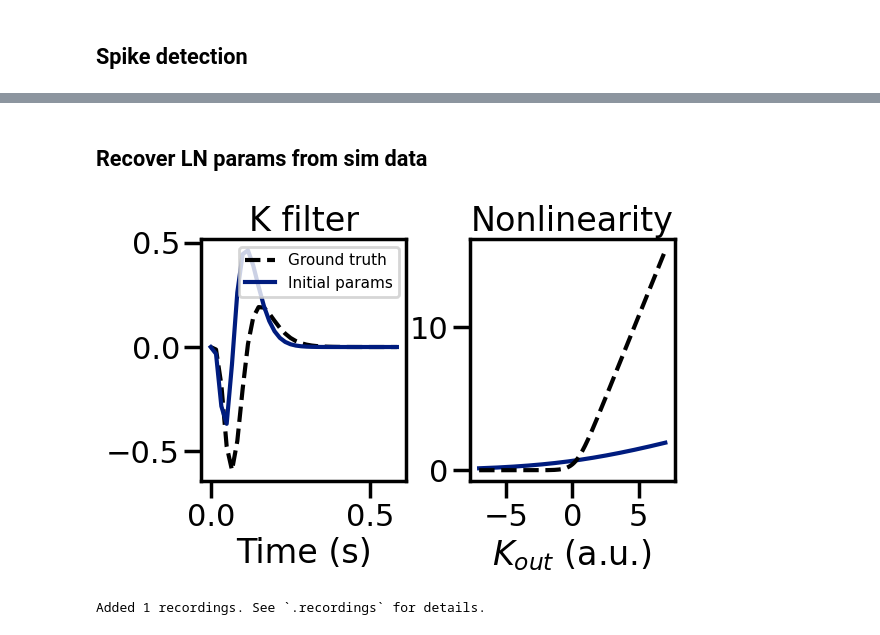
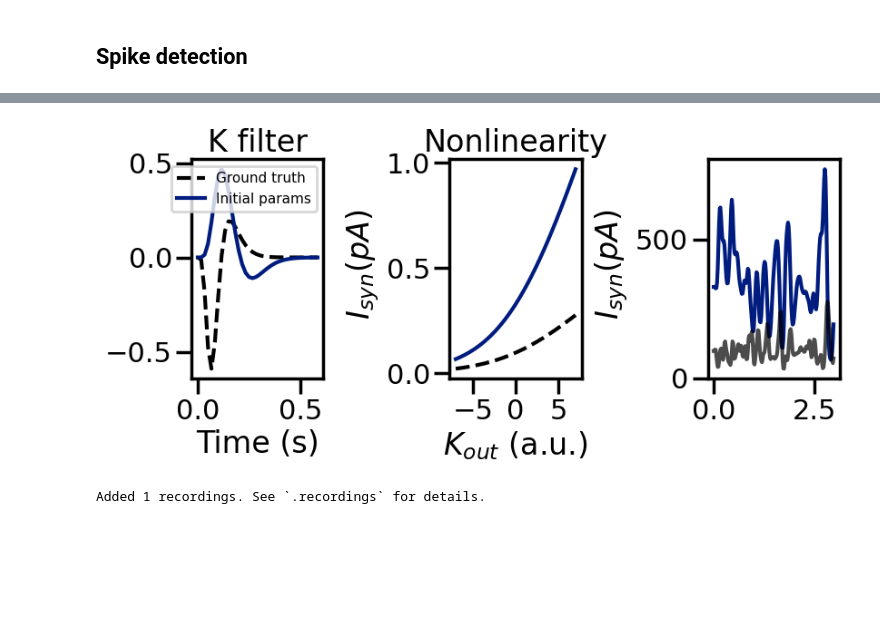
Before and after one commit to guardomayas/jaxley_rgc, a Jupyter notebook: sim_RGC.ipynb, the cells around one changed output, grey strips where cells are left out. Saved outputs shown, nothing was run; the diff lists cells and outputs as text; code cells hidden in the pictures; blank space fills up the shorter version.

```diff
--- a/sim_RGC.ipynb
+++ b/sim_RGC.ipynb
@@ -75,7 +58,7 @@ from utils.stim_utils import generate_1_f_noise, plot_stim
 beta= 0
 mean_intensity = 0.15
 desired_contrast = 0.3
-stim_duration = 1
+stim_duration = 3
 trials = 10
 frame_rate = 60
 frame_dwell = 1
@@ -146,11 +128,10 @@ ground_params = ln_params(key,
                         alpha_h0=0.38,
                         logit_tau10=0.55,
                         logit_tau20=-0.57,
-                        beta0=2.3,
+                        beta0=0.25,
+                        gain0=0.15,
                         shift0=0.304,
                         noise=0.00,
-                        DC=0.05,
-                        scale = 0.053,
                         beta_rate_raw=0.0,
                         vth_rate=-0.0)
 
@@ -167,14 +144,15 @@ Array(0.19444445, dtype=float32)
 # %%
-I_frame = current_map(drive, ground_params)
-T_f = I_frame.shape[-1]              # number of frames
+# I_frame_ground = current_map(drive, ground_params)
+I_frame_ground = drive
+T_f = I_frame_ground.shape[-1]              # number of frames
 T_cell = int(round(T_f * dt_stim / dt_cell_s))
-I_syn = upsample_hold_edges(I_frame, dt_stim=dt_stim, dt_cell=dt_cell_s, T_cell=T_cell)
+I_syn_ground = upsample_hold_edges(I_frame_ground, dt_stim=dt_stim, dt_cell=dt_cell_s, T_cell=T_cell)
 
 # Build cell
 cell0 = build_cell()
 cell0.delete_recordings()
 cell0.record("v")
-V_batch = rgc_forward_sim(I_syn, dt_cell_ms, cell0)  # dt_cell_ms should be in the same units integrate expects
+V_batch = rgc_forward_sim(I_syn_ground, dt_cell_ms, cell0)  # dt_cell_ms should be in the same units integrate expects
 print(V_batch.shape)
 # %% [output]
 Added 1 recordings. See `.recordings` for details.
@@ -294,2 +223,0 @@ Array(0.5133333, dtype=float32)
-# %% [markdown]
-## Recover LN params from sim data
@@ -343,15 +229,14 @@ dt_stim = 1/frame_rate
 
 key2 = jax.random.PRNGKey(1)
 # params_ln0 = init_fit_params(key2)
-params_ln0 = ln_params(key2, alpha_j0=1.0,
-                        alpha_h0=1.0,
-                        logit_tau10=0.01,
-                        logit_tau20=-1,
+params_ln0 = ln_params(key2, alpha_j0=1.1,
+                        alpha_h0=0.95,
+                        logit_tau10=1.1,
+                        logit_tau20=1.375,
                         beta0=0.25,
+                        gain0 = 0.5,
                         shift0=0.30,
                         noise=0.05,
-                        DC=0.53,
-                        scale = 1.0,
                         beta_rate_raw=0.0,
                         vth_rate=-30.0)
 
@@ -359,41 +244,48 @@ filt_dur = 0.6
 
 K_T = int(round(filt_dur / float(dt_stim)))
 max_tau = jnp.array(((K_T - 1) / 3.0) * float(dt_stim), dtype=jnp.float32)
-drive, L, K0 =  ln_forward(params_ln0, stim, K=K_T, dt=dt_stim, n=6, max_tau=max_tau)
+I_frame0, L, K0 =  ln_forward(params_ln0, stim, K=K_T, dt=dt_stim, n=6, max_tau=max_tau)
 # %%
 from jax.numpy.linalg import norm
 t_k = jnp.arange(len(drive[0]))/frame_rate
 # sns.set_palette("dark")
-fig, axes = plt.subplots(1, 2, figsize=(6*1.1, 4*1.1),  layout="constrained")
+fig, axes = plt.subplots(1, 3, figsize=(6*1.5, 4*1.1),  layout="constrained")
 
 
 axes[0].plot(jnp.arange(len(K_ground))*dt_stim, K_ground/norm(K_ground), c='k', ls="--", label='Ground truth',)
 
 axes[0].plot(jnp.arange(len(K0))*dt_stim, K0/norm(K0), c=sns.color_palette("dark")[0], label='Initial params')
 
 axes[0].set_xlabel("Time (s)")
 axes[0].set_title("K filter")
 
 axes[1].set_title("Nonlinearity")
 
 x = jnp.linspace(-7, 7, 300)
 
 beta0  = softplus(params_ln0["log_beta"]) + 1e-6
 shift0 = params_ln0["shift"]
-nl0 = softplus(beta0 * (x - shift0))
+gain0  = softplus(params_ln0["log_gain"]) + 1e-6
+nl0 = gain0 * softplus(beta0 * (x - shift0))
 
 beta_ground  = softplus(ground_params["log_beta"]) + 1e-6
 shift_ground = ground_params["shift"]
-nl_ground = softplus(beta_ground * (x - shift_ground))
+gain_ground  = softplus(ground_params["log_gain"]) + 1e-6
+nl_ground = gain_ground * softplus(beta_ground * (x - shift_ground))
 
 
 axes[1].plot(x, nl0, label='Initial params', c=sns.color_palette("dark")[0])
 axes[1].plot(x, nl_ground ,c='k', ls="--", label='Ground truth')
 axes[1].set_xlabel(r"$K_{out}$ (a.u.)")
+axes[1].set_ylabel(r" $I_{syn} (pA)$")
 axes[0].legend(loc= 'upper right', fontsize=11)
+
+axes[2].plot(t_stim,I_frame0[0]*1000, c=sns.color_palette("dark")[0])
+axes[2].plot(t_stim,I_frame_ground[0]*1000, c='k', alpha=0.7)
+axes[2].set_ylabel(r" $I_{syn} (pA)$")
 fig.tight_layout(w_pad=0.1)
 # %% [output]
-[figure, old version]
+[figure, new version]
 # %%
 def poisson_nll(mu, y, eps=1e-8):
     mu = jnp.clip(mu, eps, 1e9)
```
Also changed, not shown: parts of 26 cells of this notebook, 1 other file.
